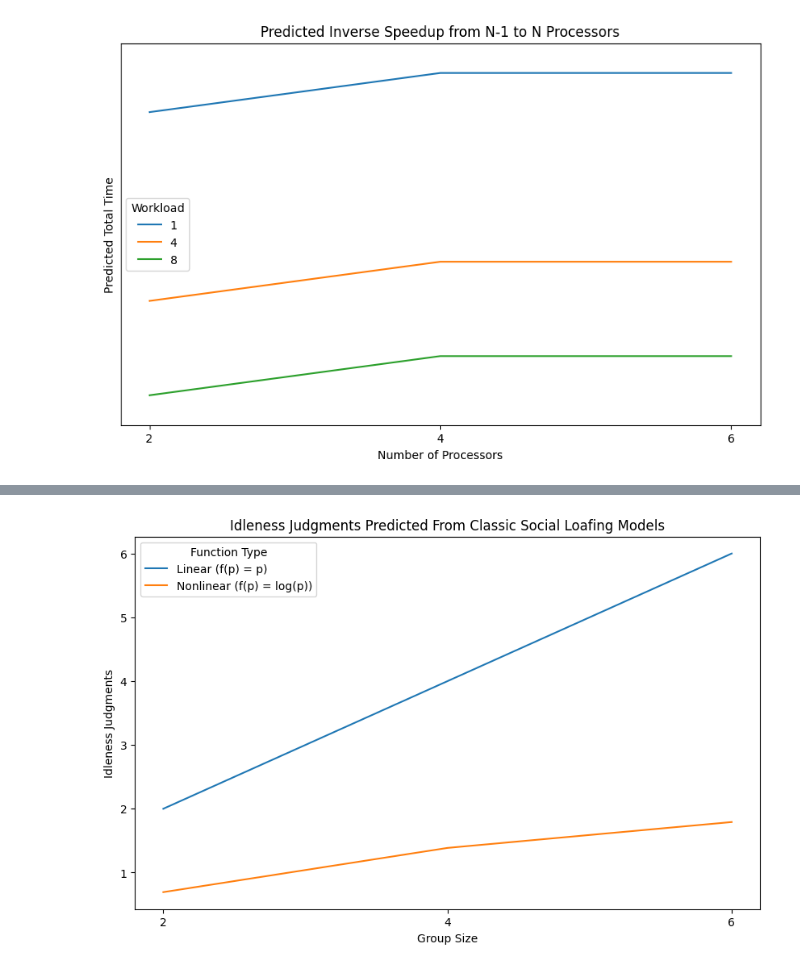
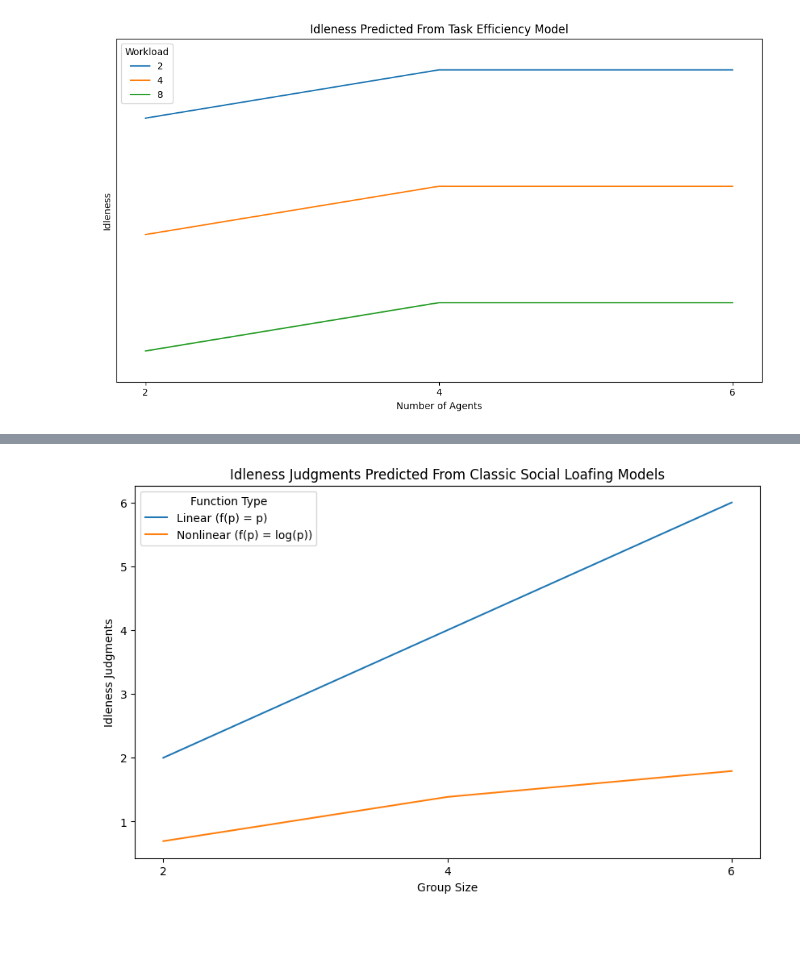
Before and after one commit to emieczkowski/IdleCollaborators, a Jupyter notebook: notebooks/Modeling.ipynb, the cells around one changed output, grey strips where cells are left out. Saved outputs shown, nothing was run; the diff lists cells and outputs as text; code cells hidden in the pictures; blank space fills up the shorter version.

```diff
--- a/notebooks/Modeling.ipynb
+++ b/notebooks/Modeling.ipynb
@@ -74,23 +182,11 @@ def getspeedups(workloads, processors, task, bottleneck, model):
 # %%
-processors = [2,4,6]
-workloads = [1,4,8]
-
-dishes_speedups = getspeedups(workloads, processors, "dishes", 2, "amdahl")
-carrot_speedups = getspeedups(workloads, processors, "carrots", 2, "amdahl")
-
-plt.figure(figsize=(10, 6))
-for workload in dishes_speedups.keys():
-    avg_speedups = np.asarray([sum(x) for x in zip(carrot_speedups[workload], dishes_speedups[workload])]) / 2
-    plt.plot(processors, avg_speedups, label=f"{workload}", linestyle='-')
-
-plt.xlabel("Number of Processors")
-plt.ylabel("Predicted Total Time")
-plt.title("Predicted Inverse Speedup from N-1 to N Processors")
-plt.legend(title='Workload')
-plt.xticks([2.0, 4.0, 6.0])
-ymin, ymax = plt.ylim()
-plt.ylim(ymin-0.1, ymax+0.1)
-plt.yticks([])
-plt.show()
+plot_model_predictions(
+    workloads=[2, 4, 8],
+    agents=[2.0, 4.0, 6.0],
+    task="dishes",
+    bottlenecks=2,
+    model_type="amdahl",
+    title="Idleness Predicted From Task Efficiency Model"
+)
 # %% [output]
-[figure, old version]
+[figure, new version]
```
Also changed, not shown: parts of 14 cells of this notebook, 58 other files.
